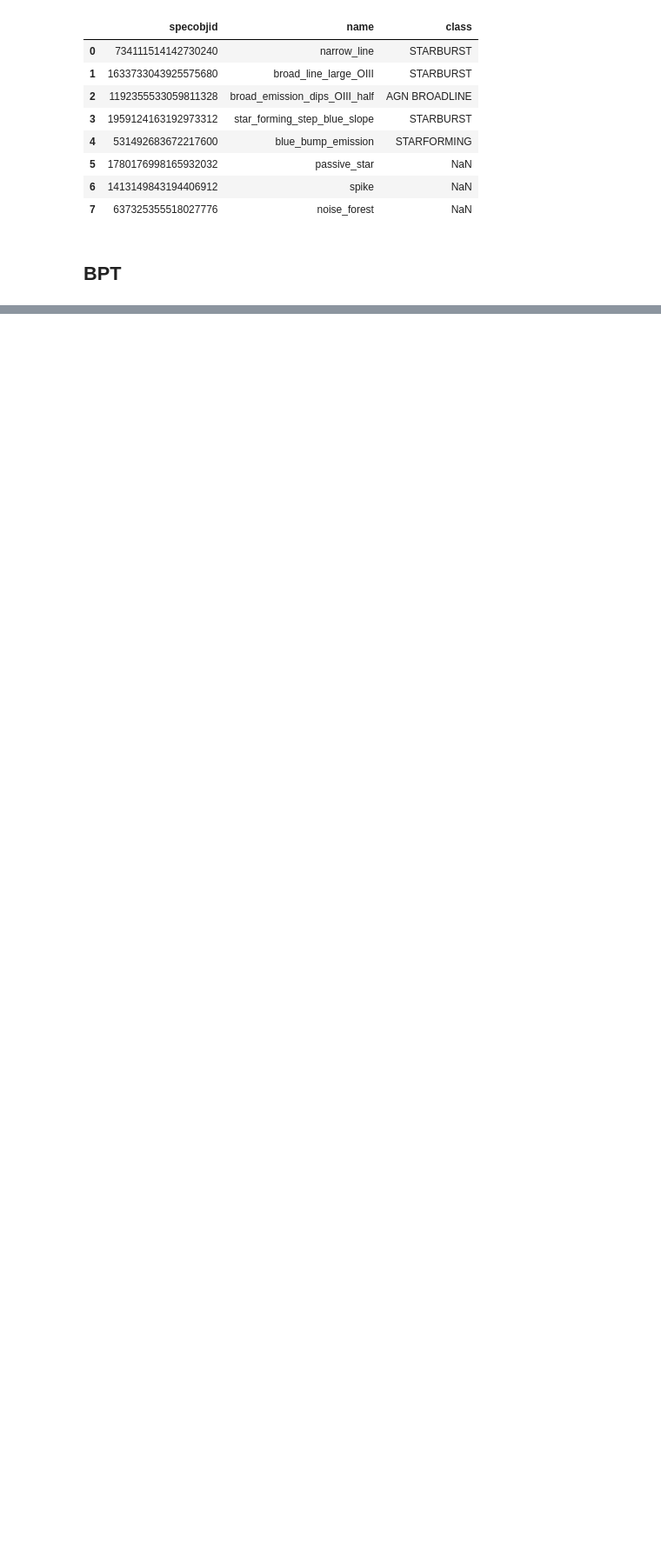
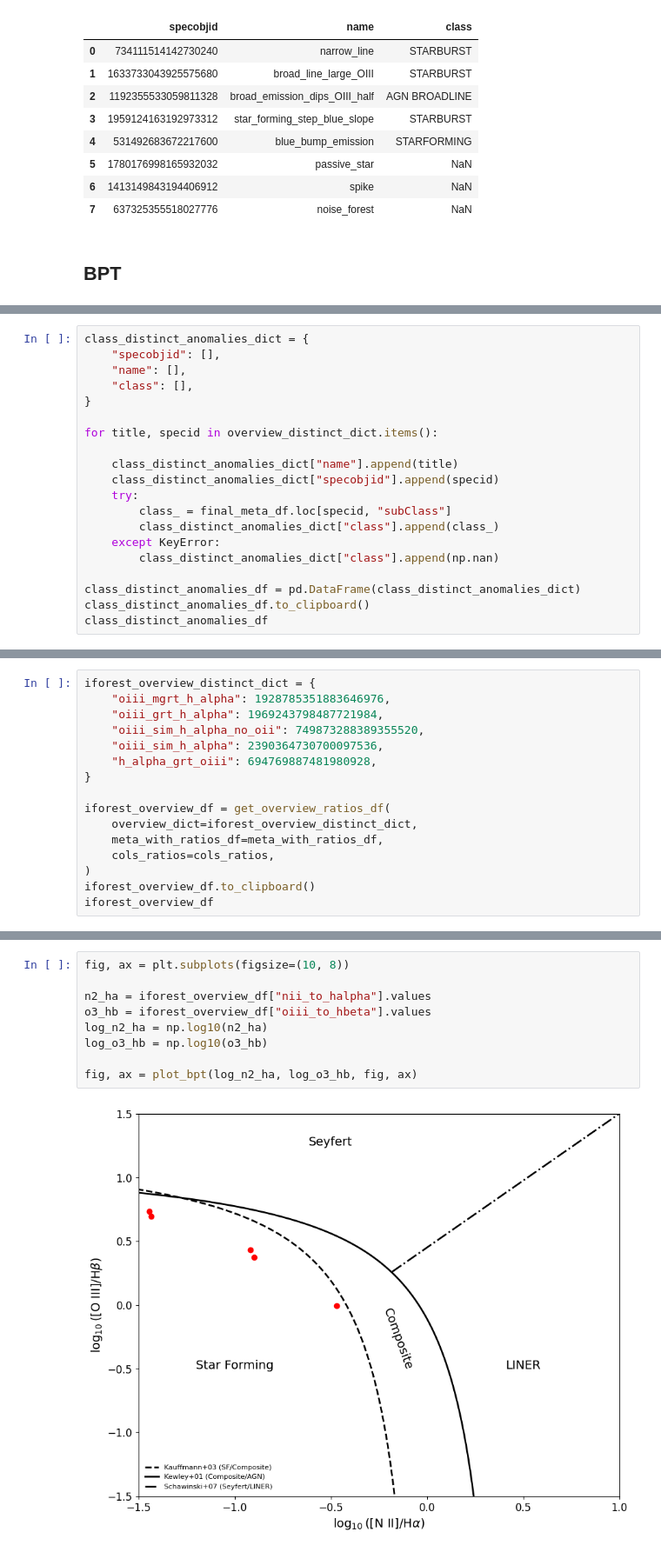
Before and after one commit to ed-ortizm/anomaly, a Jupyter notebook: thesis/02_bpt_diagram.ipynb, the cells around one changed output, grey strips where cells are left out. Shown at 87% size. Saved outputs shown, nothing was run; the diff lists cells and outputs as text; blank space fills up the shorter version.

```diff
--- a/thesis/02_bpt_diagram.ipynb
+++ b/thesis/02_bpt_diagram.ipynb
@@ -341,0 +405,20 @@ fig, ax = plot_bpt(log_n2_ha, log_o3_hb, fig, ax)
+# %%
+class_distinct_anomalies_dict = {
+    "specobjid": [],
+    "name": [],
+    "class": [],
+}
+
+for title, specid in overview_distinct_dict.items():
+
+    class_distinct_anomalies_dict["name"].append(title)
+    class_distinct_anomalies_dict["specobjid"].append(specid)
+    try:
+        class_ = final_meta_df.loc[specid, "subClass"]
+        class_distinct_anomalies_dict["class"].append(class_)
+    except KeyError:
+        class_distinct_anomalies_dict["class"].append(np.nan)
+
+class_distinct_anomalies_df = pd.DataFrame(class_distinct_anomalies_dict)
+class_distinct_anomalies_df.to_clipboard()
+class_distinct_anomalies_df
@@ -341,0 +572,16 @@ fig, ax = plot_bpt(log_n2_ha, log_o3_hb, fig, ax)
+# %%
+iforest_overview_distinct_dict = {
+    "oiii_mgrt_h_alpha": 1928785351883646976,
+    "oiii_grt_h_alpha": 1969243798487721984,
+    "oiii_sim_h_alpha_no_oii": 749873288389355520,
+    "oiii_sim_h_alpha": 2390364730700097536,
+    "h_alpha_grt_oiii": 694769887481980928,
+}
+
+iforest_overview_df = get_overview_ratios_df(
+    overview_dict=iforest_overview_distinct_dict,
+    meta_with_ratios_df=meta_with_ratios_df,
+    cols_ratios=cols_ratios,
+)
+iforest_overview_df.to_clipboard()
+iforest_overview_df
@@ -341,0 +597,11 @@ fig, ax = plot_bpt(log_n2_ha, log_o3_hb, fig, ax)
+# %%
+fig, ax = plt.subplots(figsize=(10, 8))
+
+n2_ha = iforest_overview_df["nii_to_halpha"].values
+o3_hb = iforest_overview_df["oiii_to_hbeta"].values
+log_n2_ha = np.log10(n2_ha)
+log_o3_hb = np.log10(o3_hb)
+
+fig, ax = plot_bpt(log_n2_ha, log_o3_hb, fig, ax)
+# %% [output]
+[figure, added]
```
Also changed, not shown: parts of 29 cells of this notebook, 2 other files.
